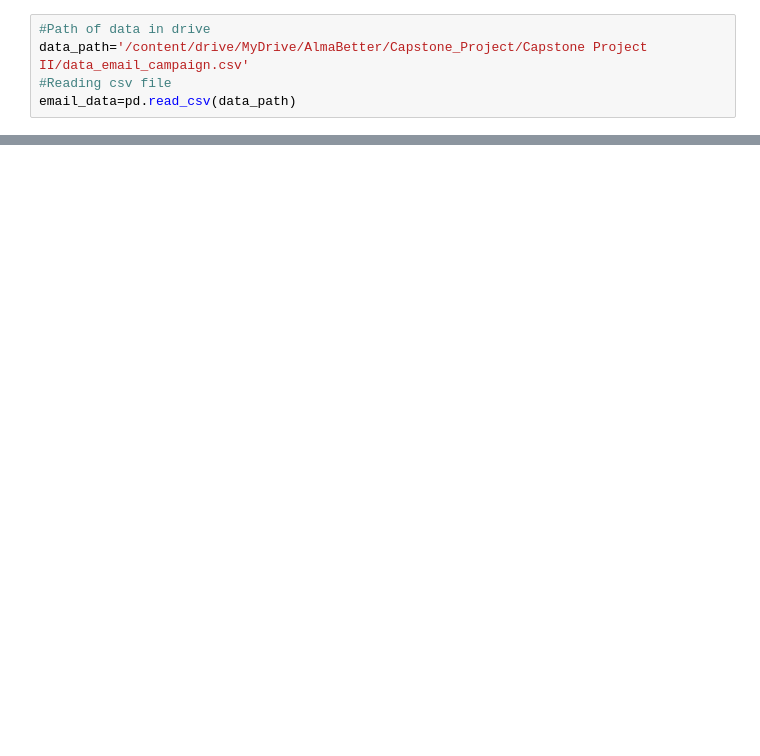
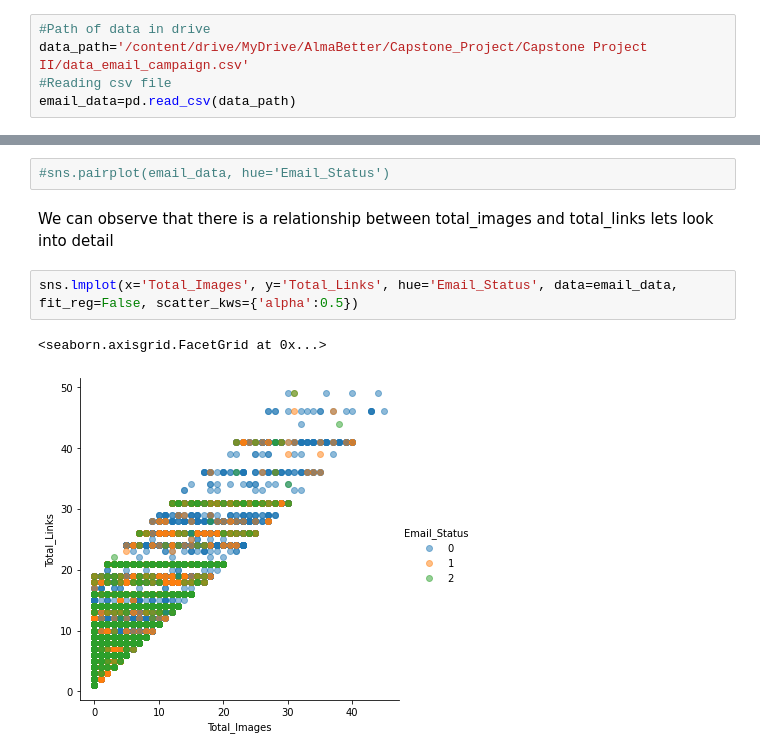
Before and after one commit to Harsh1091996/Email_Campaign_Effectiveness_Prediction, a Jupyter notebook: Himanshu_Sharma_Email_Campaign_Effectiveness_Prediction.ipynb, the cells around one changed output, grey strips where cells are left out. Drawn from its saved outputs; the diff is of its cells as text; blank space fills up the shorter version.

```diff
--- a/Himanshu_Sharma_Email_Campaign_Effectiveness_Prediction.ipynb
+++ b/Himanshu_Sharma_Email_Campaign_Effectiveness_Prediction.ipynb
@@ -32,0 +236,9 @@ The data is imbalance
+# %%
+#sns.pairplot(email_data, hue='Email_Status')
+# %% [markdown]
+We can observe that there is a relationship between total_images and total_links lets look into detail
+# %%
+sns.lmplot(x='Total_Images', y='Total_Links', hue='Email_Status', data=email_data, fit_reg=False, scatter_kws={'alpha':0.5})
+# %% [output]
+<seaborn.axisgrid.FacetGrid at 0x...>
+[figure, added]
```
Also changed, not shown: parts of 78 cells of this notebook.
